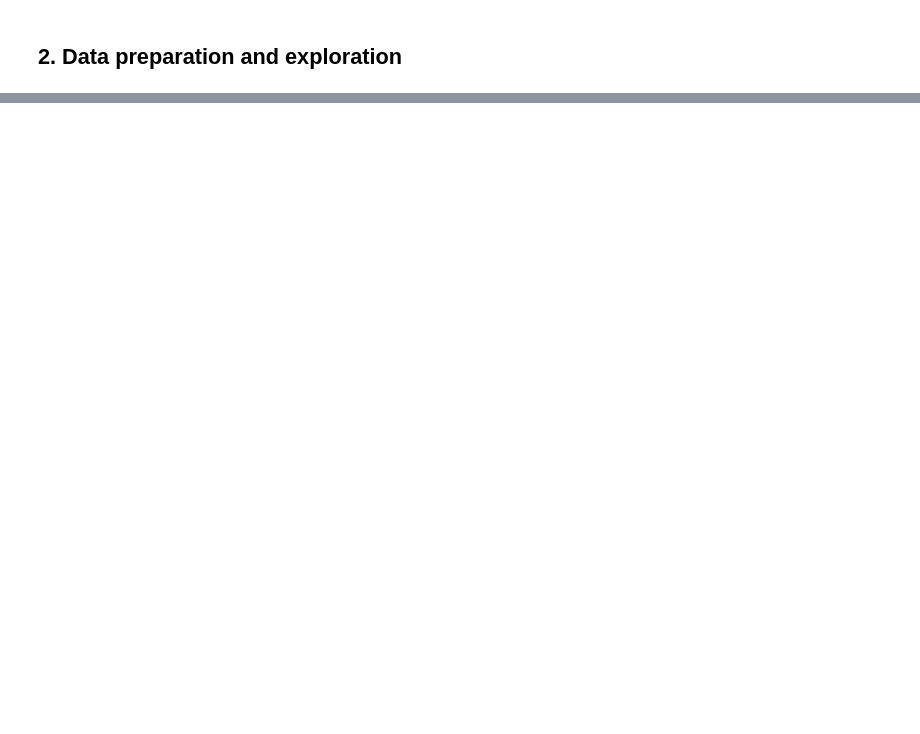
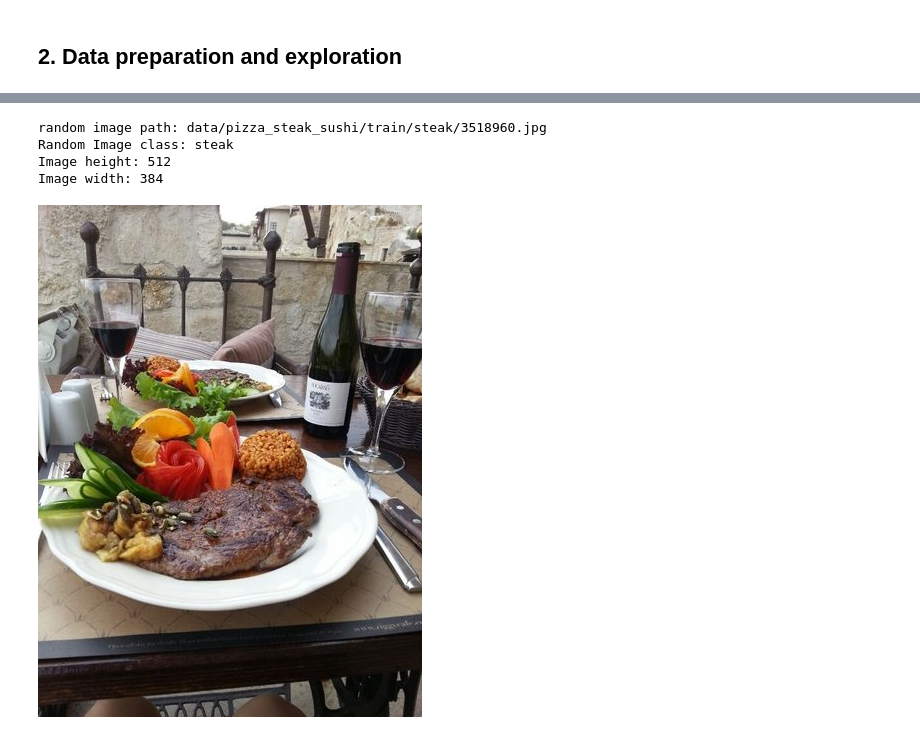
Before and after one commit to AeroEng16/machine-learning-with-python-logistic-regression-3211129, a Jupyter notebook: 04_PyTorchCustomDatasets.ipynb, the cells around one changed output, grey strips where cells are left out. Drawn from its saved outputs; the diff is of its cells as text; code cells hidden in the pictures; blank space fills up the shorter version.

```diff
--- a/04_PyTorchCustomDatasets.ipynb
+++ b/04_PyTorchCustomDatasets.ipynb
@@ -104,0 +106,30 @@ There are 0 directories and 31 images in data/pizza_steak_sushi/test/sushi
+# %%
+import random
+from PIL import Image
+import pathlib
+# set the seed
+random.seed(42)
+
+# 1. Get all image paths
+image_path_list = list(image_path.glob("*/*/*.jpg"))
+#2. Pick random image path
+randomImagePath = random.choice(image_path_list)
+
+#3. Get random image class name
+randomImageClass = randomImagePath.parent.stem
+
+#4. Show the iamge with PIl
+img = Image.open(randomImagePath)
+
+#5. Print metadata
+print(f"random image path: {randomImagePath}")
+print(f"Random Image class: {randomImageClass}")
+print(f"Image height: {img.height}")
+print(f"Image width: {img.width}")
+img
+# %% [output]
+random image path: data/pizza_steak_sushi/train/steak/3518960.jpg
+Random Image class: steak
+Image height: 512
+Image width: 384
+[figure, added]
```
Also changed, not shown: parts of 13 cells of this notebook.
